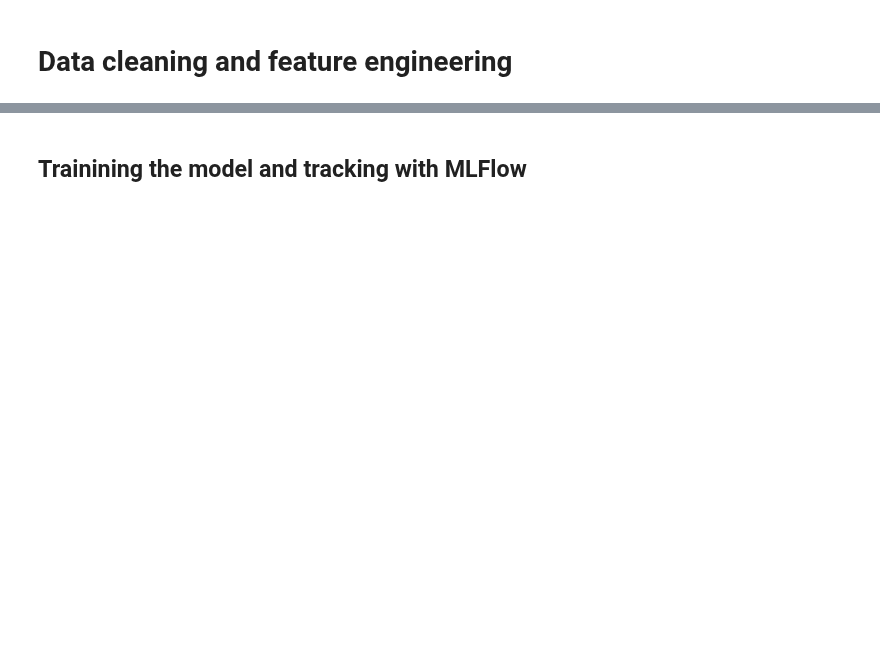
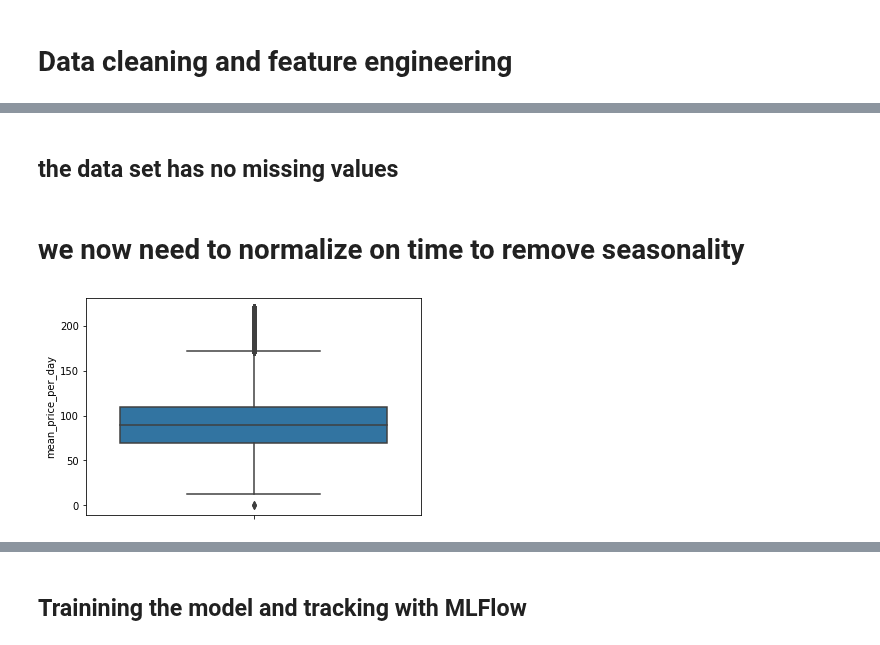
Before and after one commit to neue-fische-traum/traum-preis, a Jupyter notebook: notebooks/baseline_model_2019.ipynb, the cells around one changed output, grey strips where cells are left out. Saved outputs shown, nothing was run; the diff lists cells and outputs as text; code cells hidden in the pictures; blank space fills up the shorter version.

```diff
--- a/notebooks/baseline_model_2019.ipynb
+++ b/notebooks/baseline_model_2019.ipynb
@@ -127,0 +62,4 @@ X_train, X_test, y_train, y_test = train_test_split(X, Y, test_size=0.30, random
+# %% [markdown]
+## the data set has no missing values
+# %% [markdown]
+# we now need to normalize on time to remove seasonality
@@ -127,0 +80,8 @@ X_train, X_test, y_train, y_test = train_test_split(X, Y, test_size=0.30, random
+# %%
+# read filtered, normed time data
+#
+master_filter = pd.read_csv('../data/master_filter.csv')
+# %%
+# generate the feature mean_price_per_day
+
+master_filter_price_agg = master_filter.groupby(['listing_id','month']).agg(['mean'])['filled_in_price_per_day'].reset_index()
@@ -127,0 +90,5 @@ X_train, X_test, y_train, y_test = train_test_split(X, Y, test_size=0.30, random
+# %%
+
+master_filter_1 = pd.merge(master_filter_price_agg, master_filter, left_on=['listing_id','month'], right_on=['listing_id','month'], how='right')
+# %%
+master_filter_1.rename(columns={'mean':'mean_price_per_day'},inplace=True)
@@ -127,0 +97,8 @@ X_train, X_test, y_train, y_test = train_test_split(X, Y, test_size=0.30, random
+# %%
+# check boxplots for mean max min
+import seaborn as sns
+import matplotlib as plt
+
+sns.boxplot( y=master_filter_1['mean_price_per_day'] );
+# %% [output]
+[figure, added]
```
Also changed, not shown: parts of 72 cells of this notebook.
